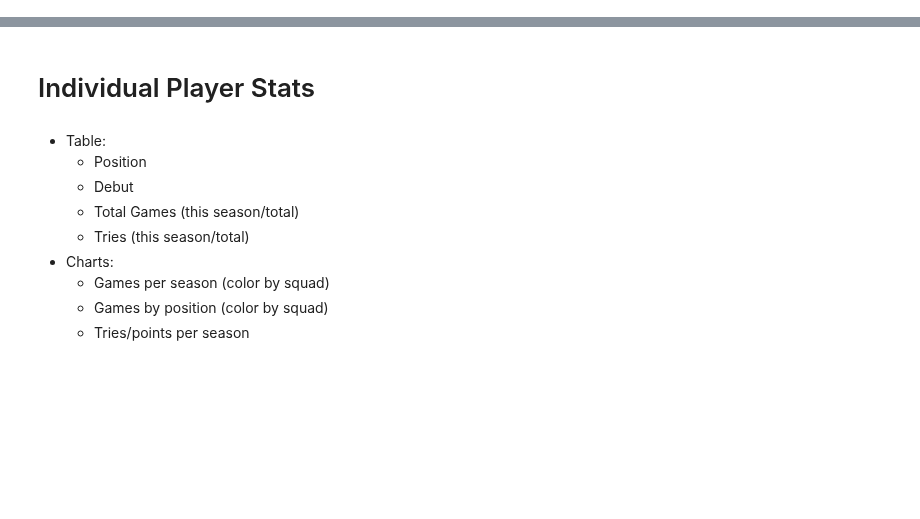
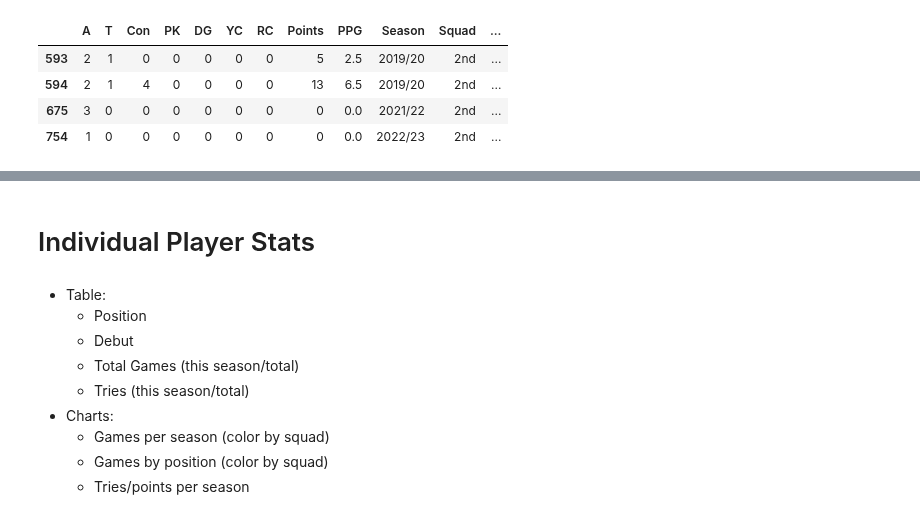
Before and after one commit to samnlindsay/egrfc-stats, a Jupyter notebook: Analysis.ipynb, the cells around one changed output, grey strips where cells are left out. Drawn from its saved outputs; the diff is of its cells as text; code cells hidden in the pictures; blank space fills up the shorter version.

```diff
--- a/Analysis.ipynb
+++ b/Analysis.ipynb
@@ -104,0 +58,10 @@ players_agg_df.loc[:,"MostCommonPosition":]
+# %%
+
+pitchero_df = pd.read_json('data/pitchero.json')
+pitchero_df[pitchero_df['Player_join'] == 'H Weller']
+# %% [output]
+|  | A | T | Con | PK | DG | YC | RC | Points | PPG | Season | Squad | ... |
+| 593 | 2 | 1 | 0 | 0 | 0 | 0 | 0 | 5 | 2.5 | 2019/20 | 2nd | ... |
+| 594 | 2 | 1 | 4 | 0 | 0 | 0 | 0 | 13 | 6.5 | 2019/20 | 2nd | ... |
+| 675 | 3 | 0 | 0 | 0 | 0 | 0 | 0 | 0 | 0.0 | 2021/22 | 2nd | ... |
+| 754 | 1 | 0 | 0 | 0 | 0 | 0 | 0 | 0 | 0.0 | 2022/23 | 2nd | ... |
```
Also changed, not shown: parts of 9 cells of this notebook, 8 other files.
